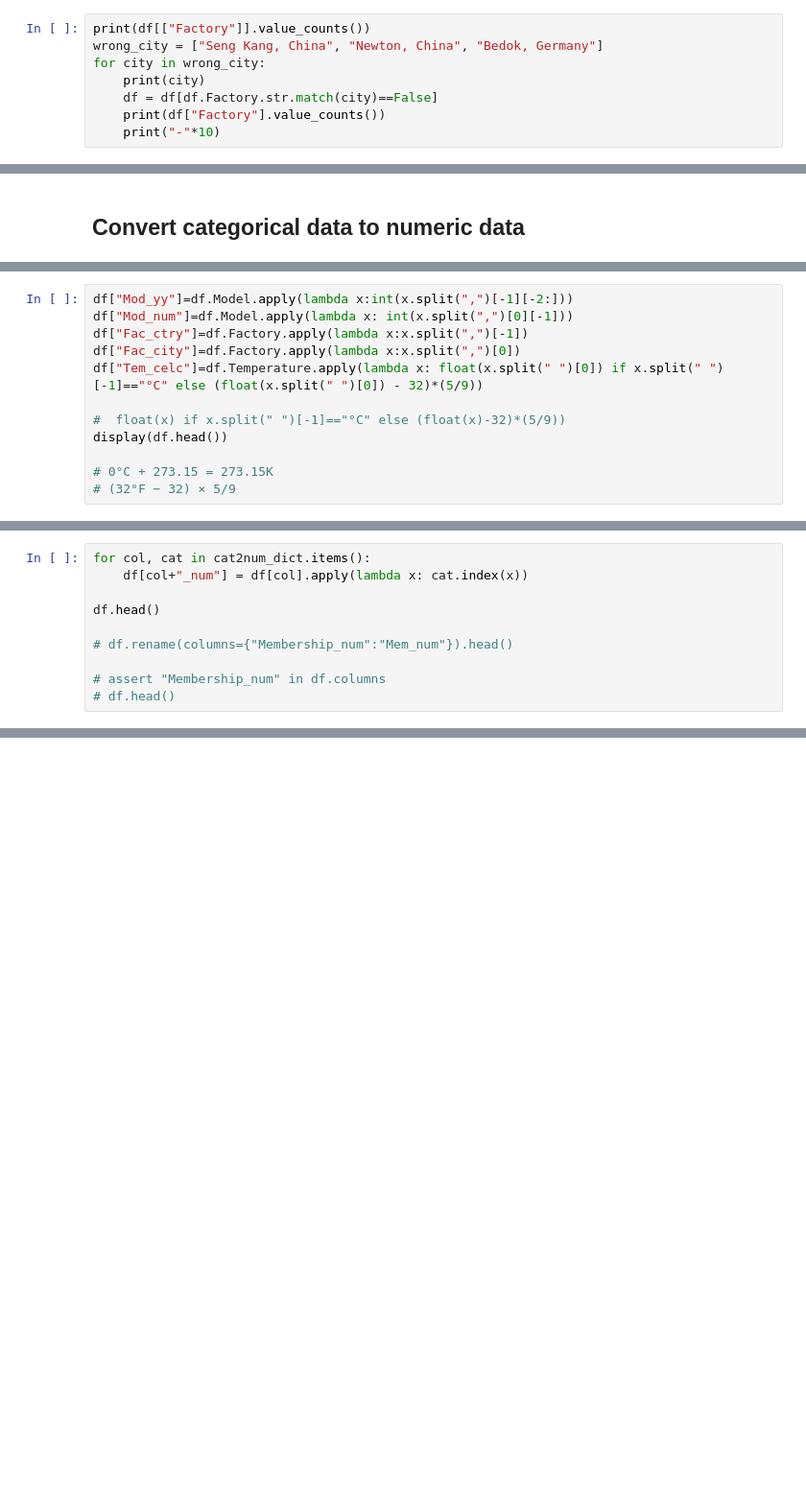
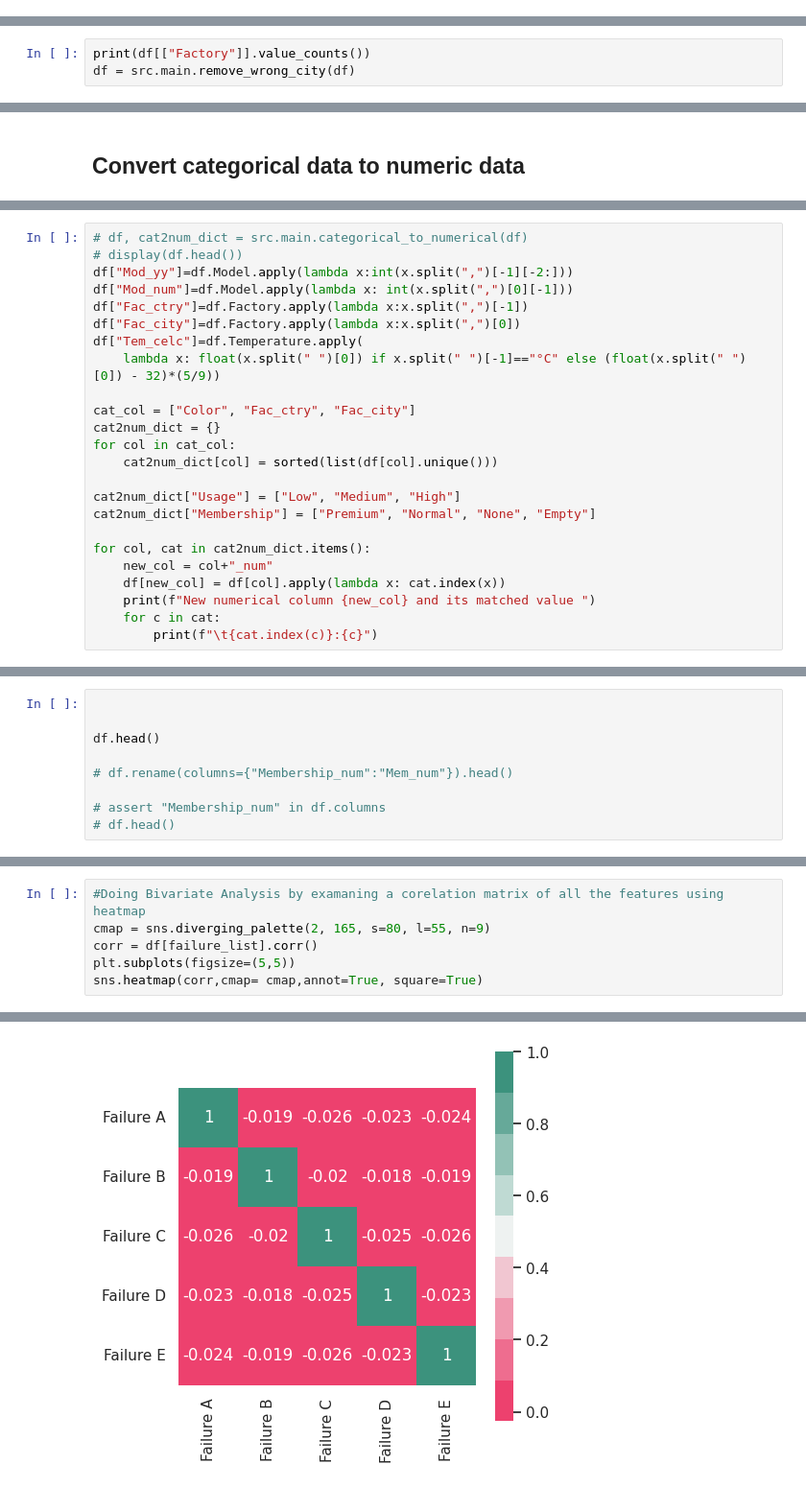
Before and after one commit to winwinteamclassroom/aiap-cardefects, a Jupyter notebook: eda.ipynb, the cells around one changed output, grey strips where cells are left out. Shown: that part at 96% size. Cells and saved outputs as stored; diff of their text form; blank space fills up the shorter version.

```diff
--- a/eda.ipynb
+++ b/eda.ipynb
@@ -252,8 +221,0 @@ sns.pairplot(df1
-# %%
-print(df[["Factory"]].value_counts())
-wrong_city = ["Seng Kang, China", "Newton, China", "Bedok, Germany"]
-for city in wrong_city:
-    print(city)
-    df = df[df.Factory.str.match(city)==False]
-    print(df["Factory"].value_counts())
-    print("-"*10)
@@ -259,0 +225,3 @@ for city in wrong_city:
+# %%
+print(df[["Factory"]].value_counts())
+df = src.main.remove_wrong_city(df)
@@ -262,12 +251,24 @@ for city in wrong_city:
 # %%
+# df, cat2num_dict = src.main.categorical_to_numerical(df)
+# display(df.head())
 df["Mod_yy"]=df.Model.apply(lambda x:int(x.split(",")[-1][-2:]))
 df["Mod_num"]=df.Model.apply(lambda x: int(x.split(",")[0][-1]))
 df["Fac_ctry"]=df.Factory.apply(lambda x:x.split(",")[-1])
 df["Fac_city"]=df.Factory.apply(lambda x:x.split(",")[0])
-df["Tem_celc"]=df.Temperature.apply(lambda x: float(x.split(" ")[0]) if x.split(" ")[-1]=="°C" else (float(x.split(" ")[0]) - 32)*(5/9))
+df["Tem_celc"]=df.Temperature.apply(
+    lambda x: float(x.split(" ")[0]) if x.split(" ")[-1]=="°C" else (float(x.split(" ")[0]) - 32)*(5/9))
 
-#  float(x) if x.split(" ")[-1]=="°C" else (float(x)-32)*(5/9))
-display(df.head())
+cat_col = ["Color",	"Fac_ctry", "Fac_city"]
+cat2num_dict = {}
+for col in cat_col:
+    cat2num_dict[col] = sorted(list(df[col].unique()))
 
-# 0°C + 273.15 = 273.15K
-# (32°F − 32) × 5/9
+cat2num_dict["Usage"] = ["Low", "Medium", "High"]
+cat2num_dict["Membership"] = ["Premium", "Normal", "None", "Empty"]
+
+for col, cat in cat2num_dict.items():
+    new_col = col+"_num"
+    df[new_col] = df[col].apply(lambda x: cat.index(x))
+    print(f"New numerical column {new_col} and its matched value ")
+    for c in cat:
+        print(f"\t{cat.index(c)}:{c}")
@@ -290,6 +303,5 @@ print(cat2num_dict["Usage"].index("High"))
 # %%
-for col, cat in cat2num_dict.items():
-    df[col+"_num"] = df[col].apply(lambda x: cat.index(x))
+
 
 df.head()
 
@@ -301,0 +340,7 @@ df.describe()
+# %%
+#Doing Bivariate Analysis by examaning a corelation matrix of all the features using heatmap
+cmap = sns.diverging_palette(2, 165, s=80, l=55, n=9)
+corr = df[failure_list].corr()
+plt.subplots(figsize=(5,5))
+sns.heatmap(corr,cmap= cmap,annot=True, square=True)
+# %% [output]
@@ -302 +348,2 @@ df.describe()
+[figure, added]
 # %%
```
Also changed, not shown: parts of 48 cells of this notebook, 4 other files.
